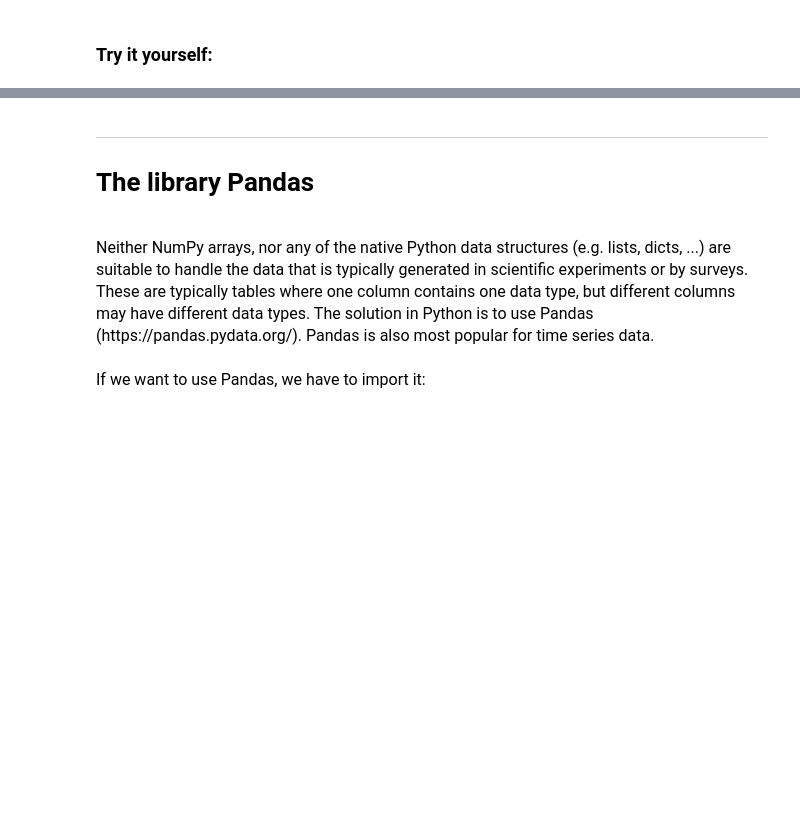
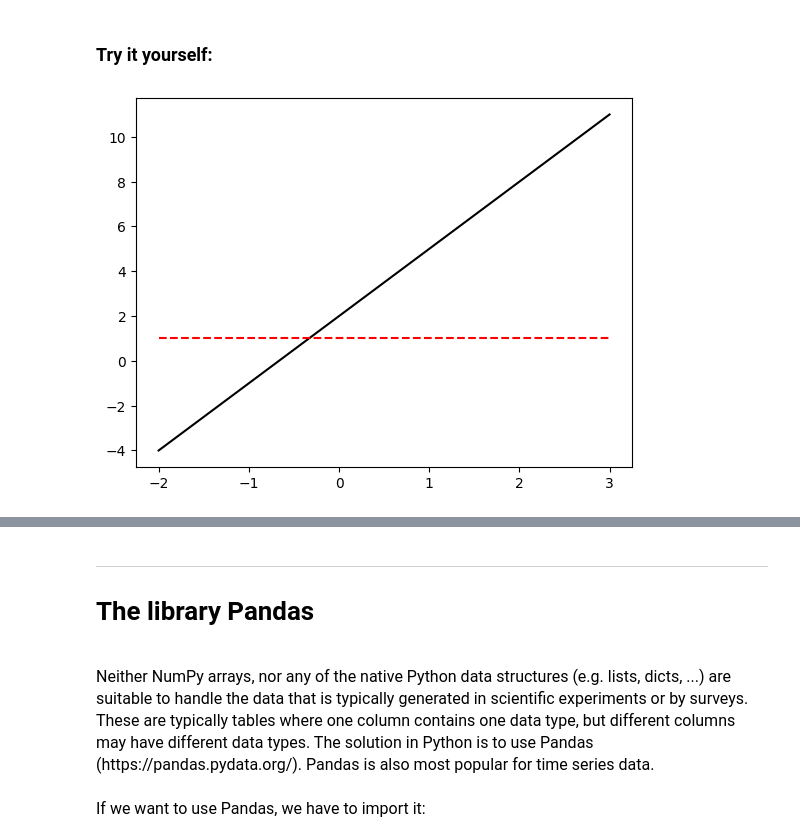
Before and after one commit to DataCompetency/PythonAdvanced, a Jupyter notebook: Session_3/Session3.ipynb, the cells around one changed output, grey strips where cells are left out. Drawn from its saved outputs; the diff is of its cells as text; code cells hidden in the pictures; blank space fills up the shorter version.

```diff
--- a/Session_3/Session3.ipynb
+++ b/Session_3/Session3.ipynb
@@ -522,3 +555,20 @@ Your figure should look something like this:
+# %%
+import numpy as np
+import matplotlib.pyplot as plt
+
+x = np.linspace(-2, 3, 100)
+y = 3*x+2
+y2 = np.full(100, 1)
+
+width_px = 480
+height_px = 300
+dpi = 100
+fig, ax = plt.subplots(1,1)
+ax.plot(x, y, color="black")
+ax.plot(x, y2, color="red", linestyle='--')
+plt.show()
+# %% [output]
+[figure, added]
 # %% [markdown]
 <font size="3">
 <div class="alert alert-warning"><b>Exercise 7:</b> Fill out the gaps denoted by '...ENTER CODE HERE...' to produce the Figure shown below.
```
Also changed, not shown: parts of 13 cells of this notebook, 6 other files.
